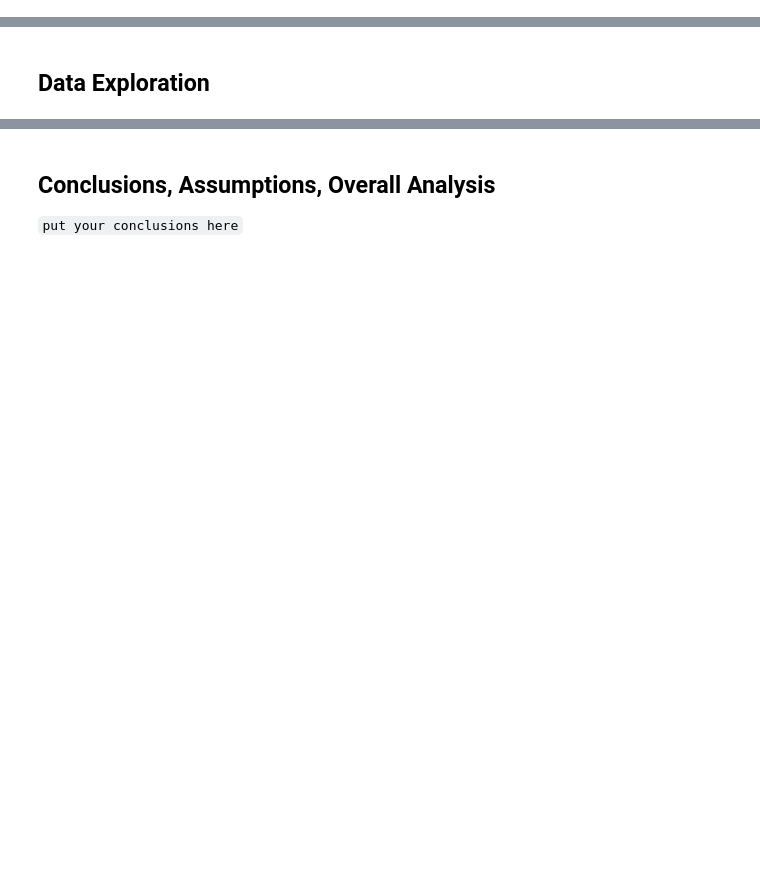
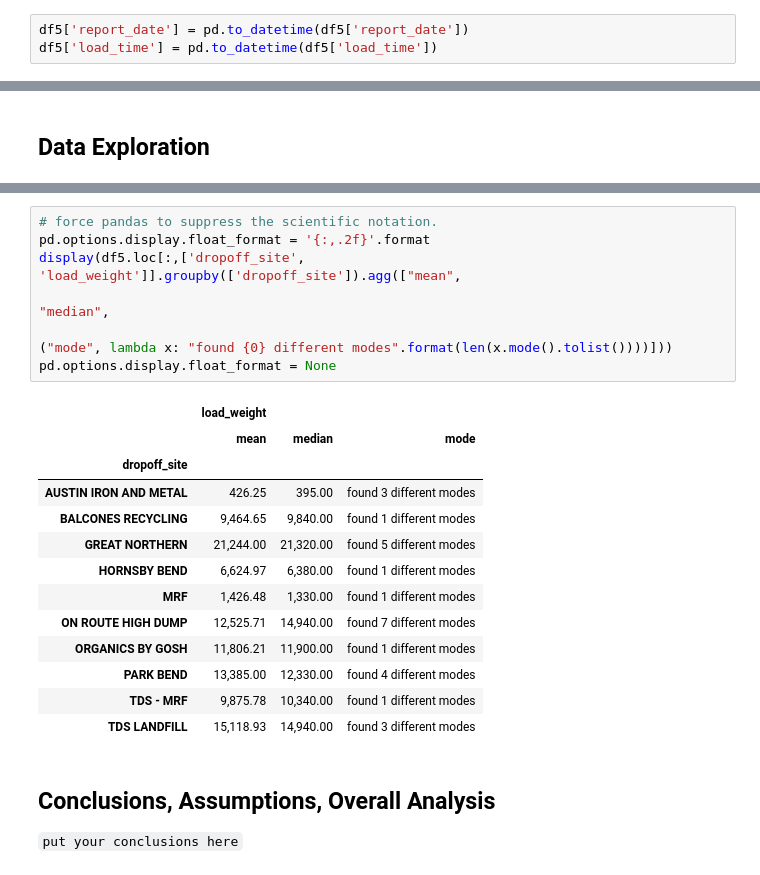
Before and after one commit to jasonrichdarmawan/p0-g2, a Jupyter notebook: h8dsft_P0W2_jason_rich_darmawan_onggo_putra.ipynb, the cells around one changed output, grey strips where cells are left out. Drawn from its saved outputs; the diff is of its cells as text; blank space fills up the shorter version.

```diff
--- a/h8dsft_P0W2_jason_rich_darmawan_onggo_putra.ipynb
+++ b/h8dsft_P0W2_jason_rich_darmawan_onggo_putra.ipynb
@@ -525,0 +542,3 @@ dropoff_site ORGANICS BY GOSH load_type ORGANICS skew 0.07768898474656169
+# %%
+df5['report_date'] = pd.to_datetime(df5['report_date'])
+df5['load_time'] = pd.to_datetime(df5['load_time'])
@@ -528,3 +588,24 @@ dropoff_site ORGANICS BY GOSH load_type ORGANICS skew 0.07768898474656169
+# %%
+# force pandas to suppress the scientific notation.
+pd.options.display.float_format = '{:,.2f}'.format
+display(df5.loc[:,['dropoff_site', 'load_weight']].groupby(['dropoff_site']).agg(["mean",
+                                                                                  "median",
+                                                                                  ("mode", lambda x: "found {0} different modes".format(len(x.mode().tolist())))]))
+pd.options.display.float_format = None
+# %% [output]
+|  | load_weight |  |  |
+|  | mean | median | mode |
+| dropoff_site |  |  |  |
+| AUSTIN IRON AND METAL | 426.25 | 395.00 | found 3 different modes |
+| BALCONES RECYCLING | 9,464.65 | 9,840.00 | found 1 different modes |
+| GREAT NORTHERN | 21,244.00 | 21,320.00 | found 5 different modes |
+| HORNSBY BEND | 6,624.97 | 6,380.00 | found 1 different modes |
+| MRF | 1,426.48 | 1,330.00 | found 1 different modes |
+| ON ROUTE HIGH DUMP | 12,525.71 | 14,940.00 | found 7 different modes |
+| ORGANICS BY GOSH | 11,806.21 | 11,900.00 | found 1 different modes |
+| PARK BEND | 13,385.00 | 12,330.00 | found 4 different modes |
+| TDS - MRF | 9,875.78 | 10,340.00 | found 1 different modes |
+| TDS LANDFILL | 15,118.93 | 14,940.00 | found 3 different modes |
 # %% [markdown]
 ## Conclusions, Assumptions, Overall Analysis
 
```
Also changed, not shown: parts of 12 cells of this notebook, 1 other file.
